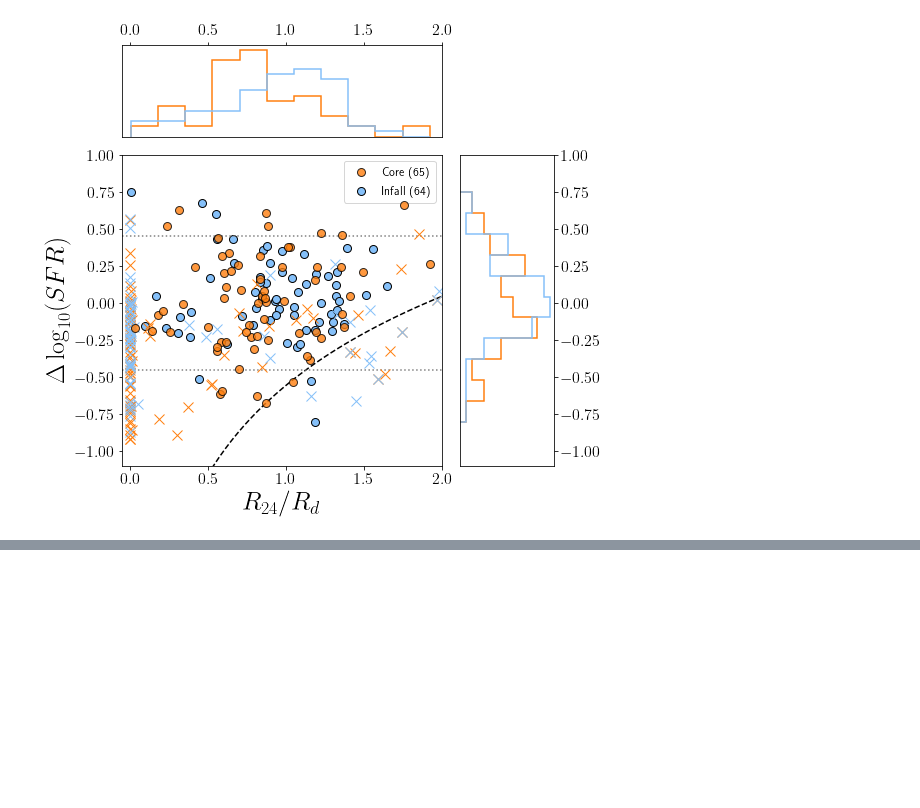
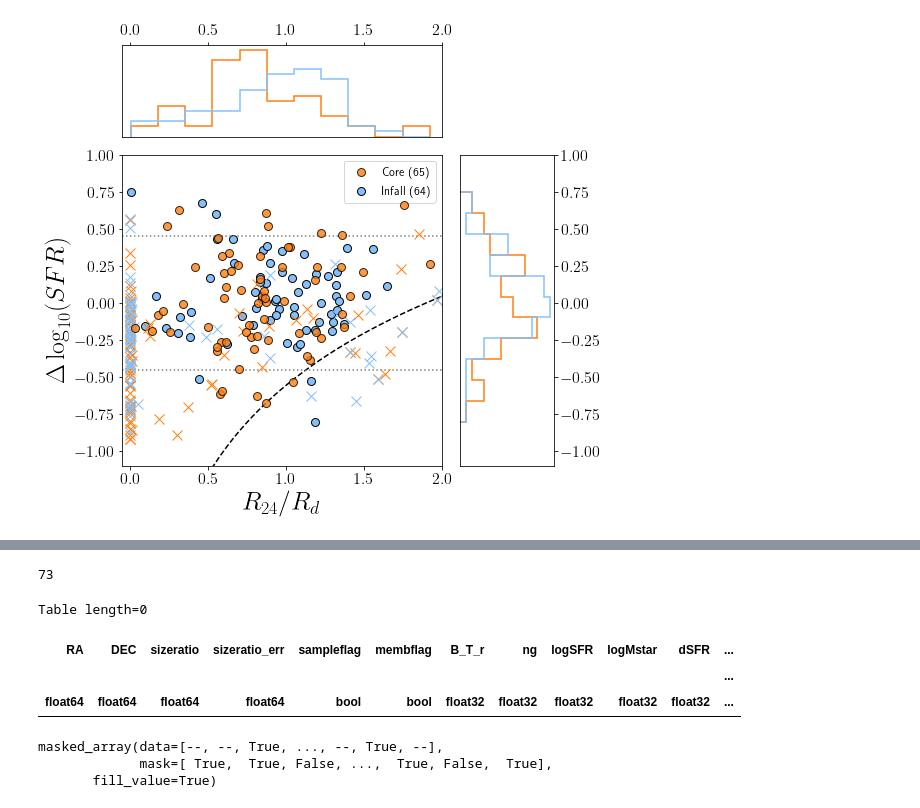
Before and after one commit to rfinn/lcspaper3, a Jupyter notebook: notebooks/paper3_v0.ipynb, the cells around one changed output, grey strips where cells are left out. Cells and saved outputs as stored; diff of their text form; code cells hidden in the pictures; blank space fills up the shorter version.

```diff
--- a/notebooks/paper3_v0.ipynb
+++ b/notebooks/paper3_v0.ipynb
@@ -61,0 +84,19 @@ Core skew: -0.24165618419647217 0.22171051800251007
+# %%
+jtab = Table.read(homedir+"/research/LCS/tables/LCS-JWST-table-BTcut.fits")
+# %%
+len(jtab)
+# %% [output]
+73
+# %%
+jtab
+# %% [output]
+Table length=0
+| RA | DEC | sizeratio | sizeratio_err | sampleflag | membflag | B_T_r | ng | logSFR | logMstar | dSFR | ... |
+|  |  |  |  |  |  |  |  |  |  |  | ... |
+| float64 | float64 | float64 | float64 | bool | bool | float32 | float32 | float32 | float32 | float32 | ... |
+# %%
+b.lcs.cat['SERSIC_BA'] > 0.4
+# %% [output]
+masked_array(data=[--, --, True, ..., --, True, --],
+             mask=[ True,  True, False, ...,  True, False,  True],
+       fill_value=True)
```
Also changed, not shown: parts of 3 cells of this notebook, 1 other file.
